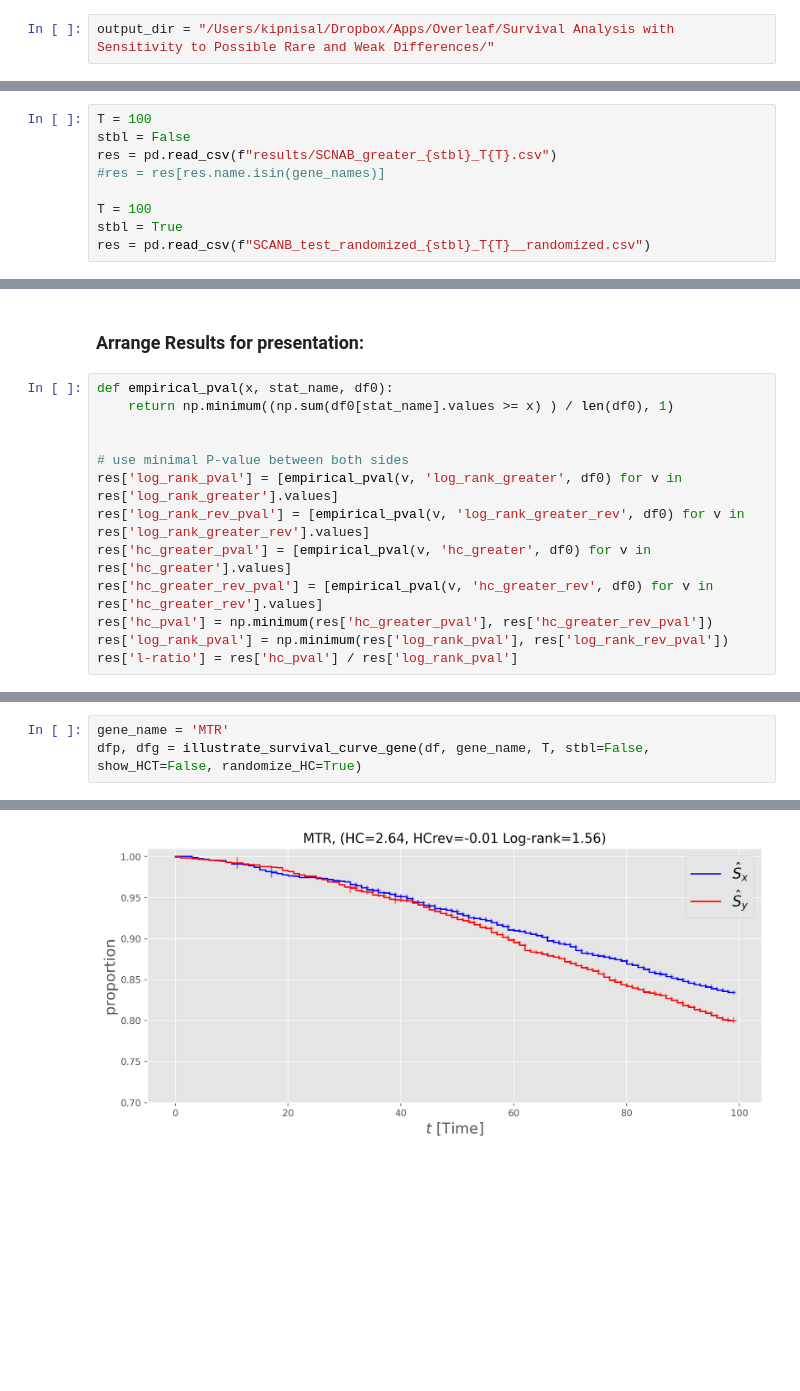
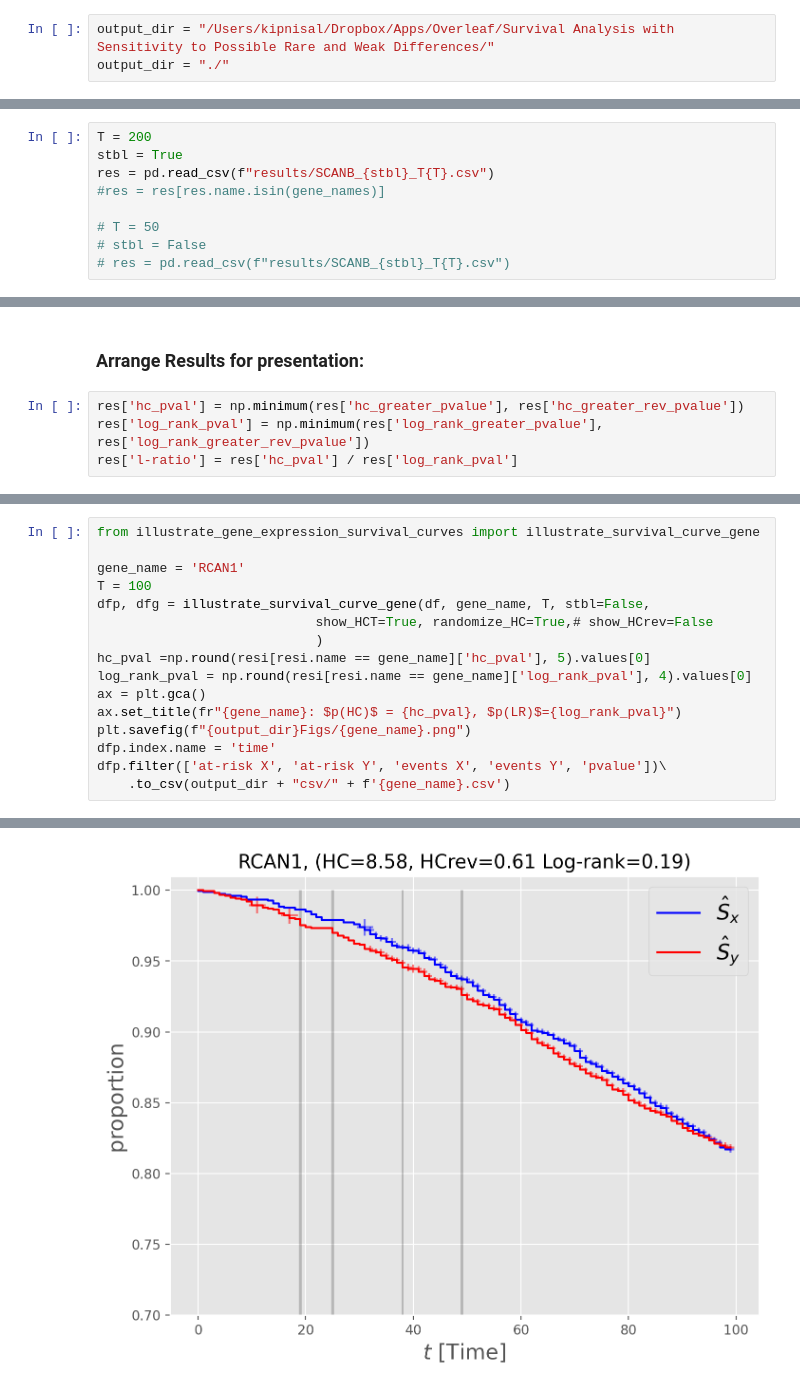
Before and after one commit to alonkipnis/HCHG, a Jupyter notebook: survival_real_data.ipynb, the cells around one changed output, grey strips where cells are left out. Cells and saved outputs as stored; diff of their text form; blank space fills up the shorter version.

```diff
--- a/survival_real_data.ipynb
+++ b/survival_real_data.ipynb
@@ -181,5 +192,6 @@ SE(lam*T) =  0.34971
 # %%
 output_dir = "/Users/kipnisal/Dropbox/Apps/Overleaf/Survival Analysis with Sensitivity to Possible Rare and Weak Differences/"
+output_dir = "./"
 # %%
 vals = list(df0.hc_greater)
 plt.hist(vals, bins = np.linspace(-4,3,1000), density=True, color='tab:green')
@@ -238,11 +216,11 @@ crit_vals
 
 Use script in ``test_gene_expression.py`` to get the results
 # %%
-T = 100
-stbl = False
-res = pd.read_csv(f"results/SCNAB_greater_{stbl}_T{T}.csv")
+T = 200
+stbl = True
+res = pd.read_csv(f"results/SCANB_{stbl}_T{T}.csv")
 #res = res[res.name.isin(gene_names)]
 
-T = 100
-stbl = True
-res = pd.read_csv(f"SCANB_test_randomized_{stbl}_T{T}__randomized.csv")
+# T = 50
+# stbl = False
+# res = pd.read_csv(f"results/SCANB_{stbl}_T{T}.csv")
@@ -306,17 +311,8 @@ Strictly one-sided effect:
 # %% [markdown]
 ### Arrange Results for presentation:
 # %%
-def empirical_pval(x, stat_name, df0):
-    return np.minimum((np.sum(df0[stat_name].values >= x) ) / len(df0), 1)
-
-
-# use minimal P-value between both sides
-res['log_rank_pval'] = [empirical_pval(v, 'log_rank_greater', df0) for v in res['log_rank_greater'].values]
-res['log_rank_rev_pval'] = [empirical_pval(v, 'log_rank_greater_rev', df0) for v in res['log_rank_greater_rev'].values]
-res['hc_greater_pval'] = [empirical_pval(v, 'hc_greater', df0) for v in res['hc_greater'].values]
-res['hc_greater_rev_pval'] = [empirical_pval(v, 'hc_greater_rev', df0) for v in res['hc_greater_rev'].values]
-res['hc_pval'] = np.minimum(res['hc_greater_pval'], res['hc_greater_rev_pval'])
-res['log_rank_pval'] = np.minimum(res['log_rank_pval'], res['log_rank_rev_pval'])
+res['hc_pval'] = np.minimum(res['hc_greater_pvalue'], res['hc_greater_rev_pvalue'])
+res['log_rank_pval'] = np.minimum(res['log_rank_greater_pvalue'], res['log_rank_greater_rev_pvalue'])
 res['l-ratio'] = res['hc_pval'] / res['log_rank_pval']
 # %%
 # take only those discovered by HC but not LR:
@@ -340,4 +355,17 @@ for _ in range(nMonte):
 # %%
-gene_name = 'MTR'
-dfp, dfg = illustrate_survival_curve_gene(df, gene_name, T, stbl=False, show_HCT=False, randomize_HC=True)
+from illustrate_gene_expression_survival_curves import illustrate_survival_curve_gene
+
+gene_name = 'RCAN1'
+T = 100
+dfp, dfg = illustrate_survival_curve_gene(df, gene_name, T, stbl=False,
+                            show_HCT=True, randomize_HC=True,# show_HCrev=False
+                            )
+hc_pval =np.round(resi[resi.name == gene_name]['hc_pval'], 5).values[0]
+log_rank_pval = np.round(resi[resi.name == gene_name]['log_rank_pval'], 4).values[0]
+ax = plt.gca()
+ax.set_title(fr"{gene_name}: $p(HC)$ = {hc_pval}, $p(LR)$={log_rank_pval}")
+plt.savefig(f"{output_dir}Figs/{gene_name}.png")
+dfp.index.name = 'time'
+dfp.filter(['at-risk X', 'at-risk Y', 'events X', 'events Y', 'pvalue'])\
+    .to_csv(output_dir + "csv/" + f'{gene_name}.csv')
 # %% [output]
@@ -344 +373 @@ dfp, dfg = illustrate_survival_curve_gene(df, gene_name, T, stbl=False, show_HCT
-[figure, old version]
+[figure, new version]
```
Also changed, not shown: parts of 33 cells of this notebook, 6 other files.
